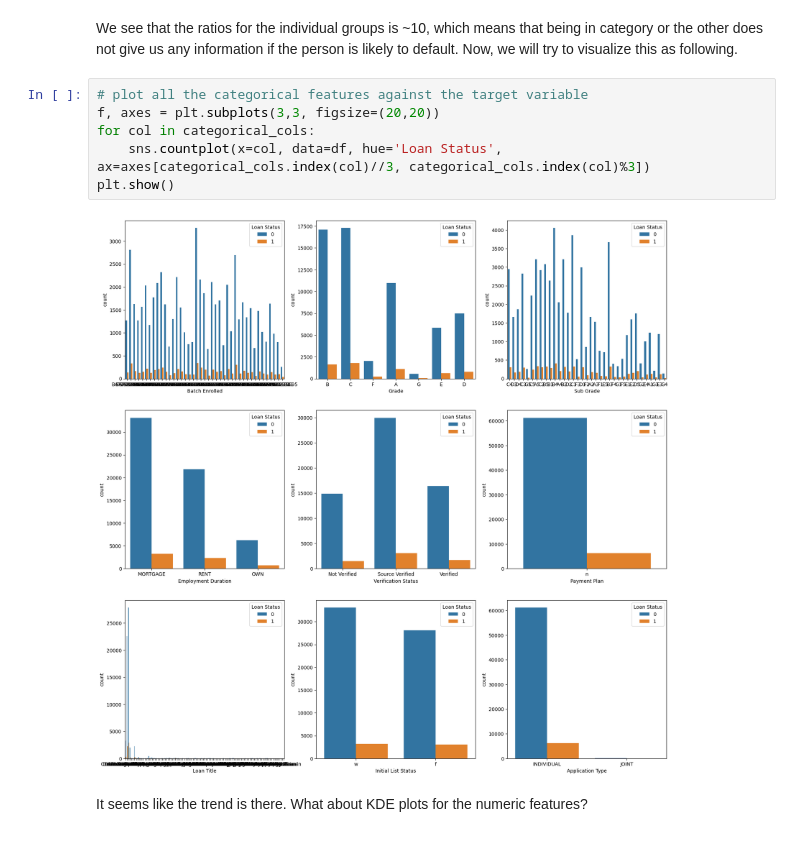
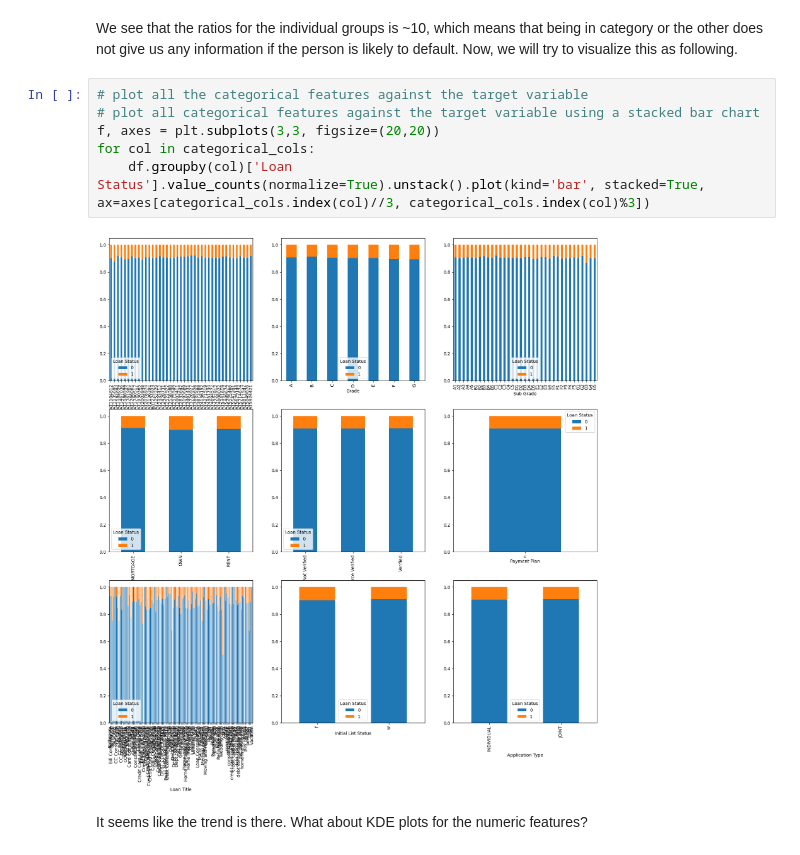
Before and after one commit to stepazel/BankDataAnalysis, a Jupyter notebook: Project.ipynb, the cells around one changed output. Cells and saved outputs as stored; diff of their text form.

```diff
--- a/Project.ipynb
+++ b/Project.ipynb
@@ -159,12 +172,12 @@ We see that the ratios for the individual groups is ~10, which means that being
 Now, we will try to visualize this as following.
 # %%
 # plot all the categorical features against the target variable
+# plot all categorical features against the target variable using a stacked bar chart
 f, axes = plt.subplots(3,3, figsize=(20,20))
 for col in categorical_cols:
-    sns.countplot(x=col, data=df, hue='Loan Status', ax=axes[categorical_cols.index(col)//3, categorical_cols.index(col)%3])
-plt.show()
+    df.groupby(col)['Loan Status'].value_counts(normalize=True).unstack().plot(kind='bar', stacked=True, ax=axes[categorical_cols.index(col)//3, categorical_cols.index(col)%3])
 # %% [output]
-[figure, old version]
+[figure, new version]
 # %% [markdown]
 It seems like the trend is there. What about KDE plots for the numeric features?
 # %%
```
Also changed, not shown: parts of 8 cells of this notebook.
